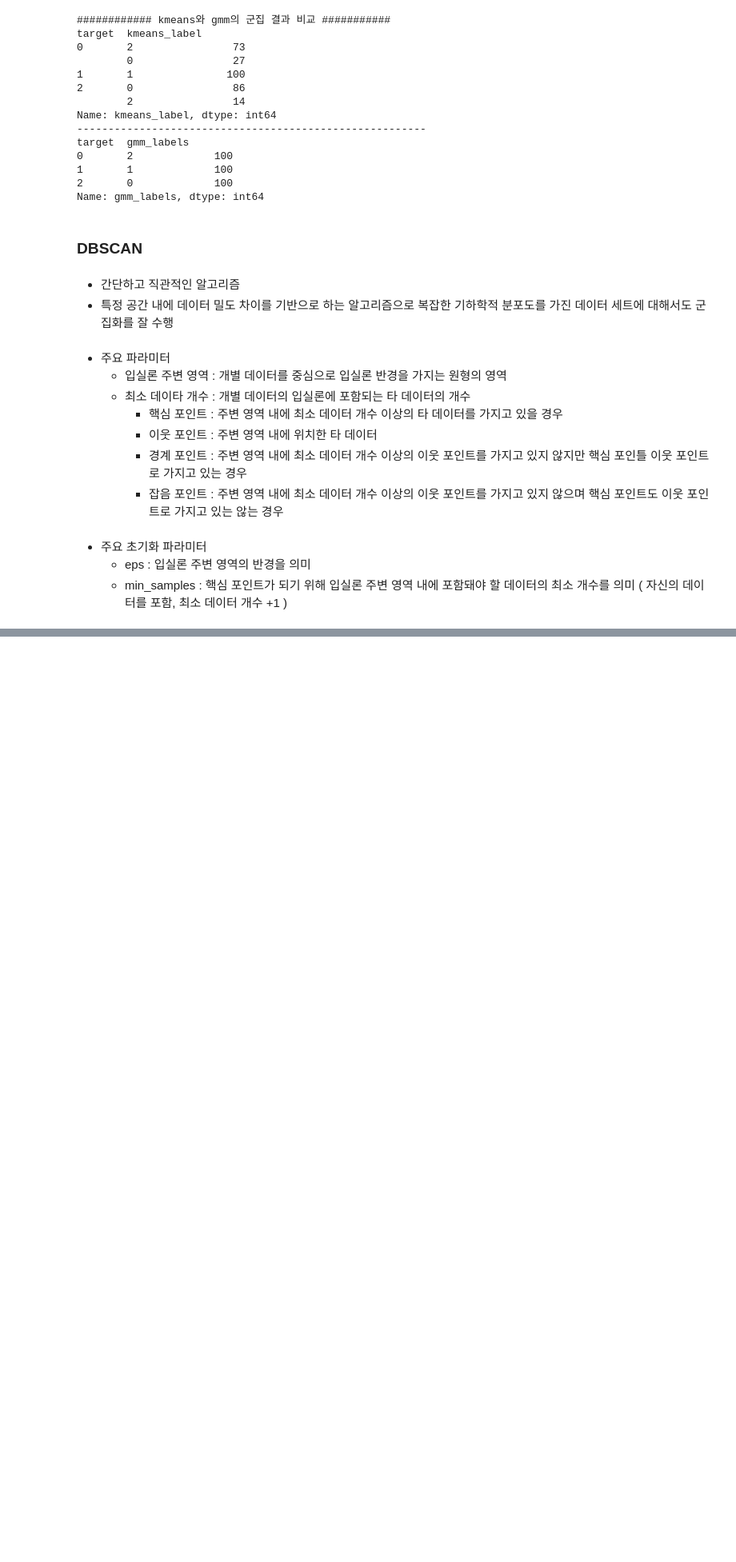
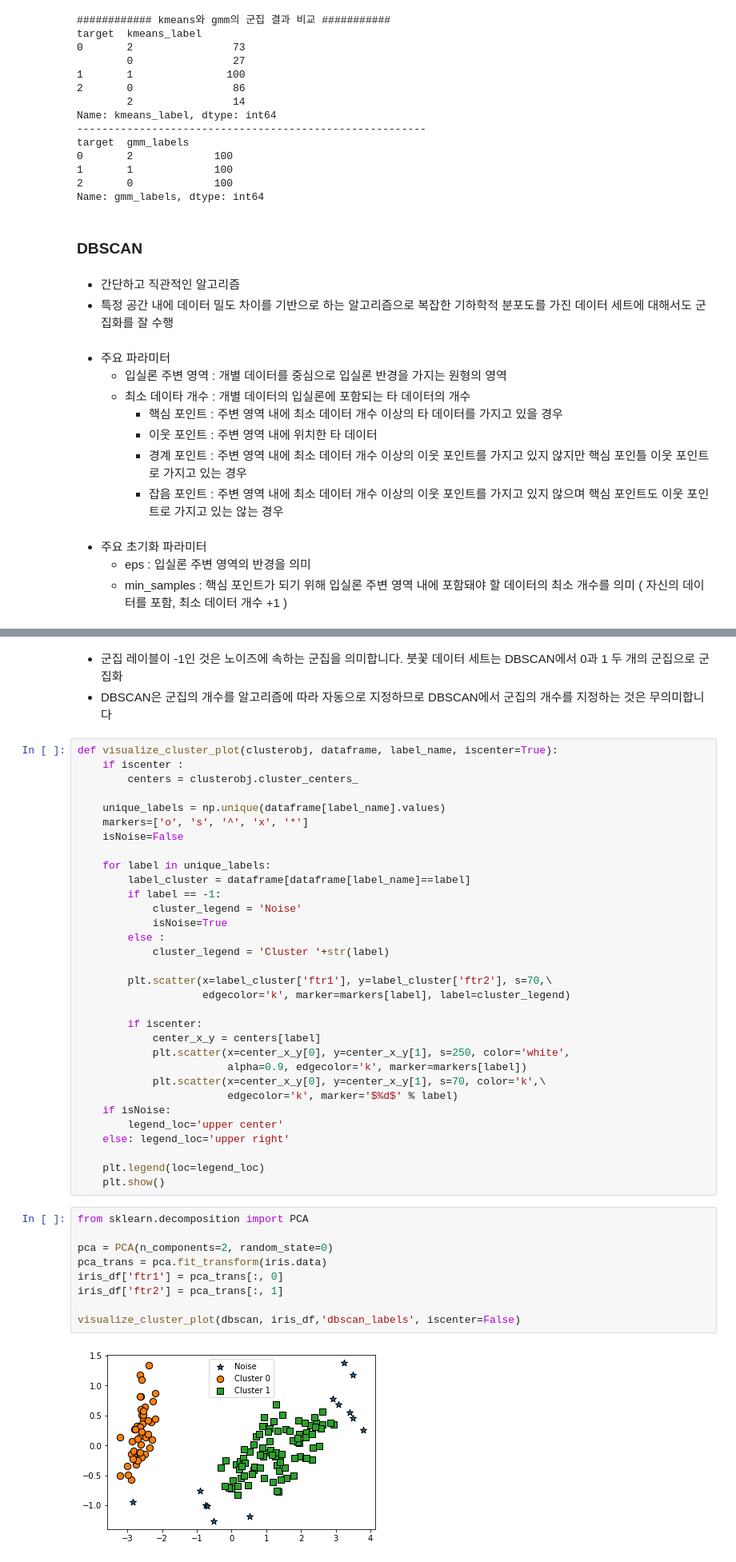
Before and after one commit to jeonprize/Machine_Learning, a Jupyter notebook: 7. 군집화.ipynb, the cells around one changed output, grey strips where cells are left out. Shown at 80% size. Drawn from its saved outputs; the diff is of its cells as text; blank space fills up the shorter version.

```diff
--- a/7. 군집화.ipynb
+++ b/7. 군집화.ipynb
@@ -502,0 +541,46 @@ Name: gmm_labels, dtype: int64
+# %% [markdown]
+- 군집 레이블이 -1인 것은 노이즈에 속하는 군집을 의미합니다. 붓꽃 데이터 세트는 DBSCAN에서 0과 1 두 개의 군집으로 군집화
+- DBSCAN은 군집의 개수를 알고리즘에 따라 자동으로 지정하므로 DBSCAN에서 군집의 개수를 지정하는 것은 무의미합니다
+# %%
+def visualize_cluster_plot(clusterobj, dataframe, label_name, iscenter=True):
+    if iscenter :
+        centers = clusterobj.cluster_centers_
+
+    unique_labels = np.unique(dataframe[label_name].values)
+    markers=['o', 's', '^', 'x', '*']
+    isNoise=False
+
+    for label in unique_labels:
+        label_cluster = dataframe[dataframe[label_name]==label]
+        if label == -1:
+            cluster_legend = 'Noise'
+            isNoise=True
+        else :
+            cluster_legend = 'Cluster '+str(label)
+
+        plt.scatter(x=label_cluster['ftr1'], y=label_cluster['ftr2'], s=70,\
+                    edgecolor='k', marker=markers[label], label=cluster_legend)
+
+        if iscenter:
+            center_x_y = centers[label]
+            plt.scatter(x=center_x_y[0], y=center_x_y[1], s=250, color='white',
+                        alpha=0.9, edgecolor='k', marker=markers[label])
+            plt.scatter(x=center_x_y[0], y=center_x_y[1], s=70, color='k',\
+                        edgecolor='k', marker='$%d$' % label)
+    if isNoise:
+        legend_loc='upper center'
+    else: legend_loc='upper right'
+
+    plt.legend(loc=legend_loc)
+    plt.show()
+# %%
+from sklearn.decomposition import PCA
+
+pca = PCA(n_components=2, random_state=0)
+pca_trans = pca.fit_transform(iris.data)
+iris_df['ftr1'] = pca_trans[:, 0]
+iris_df['ftr2'] = pca_trans[:, 1]
+
+visualize_cluster_plot(dbscan, iris_df,'dbscan_labels', iscenter=False)
+# %% [output]
+[figure, added]
```
Also changed, not shown: parts of 2 cells of this notebook.
